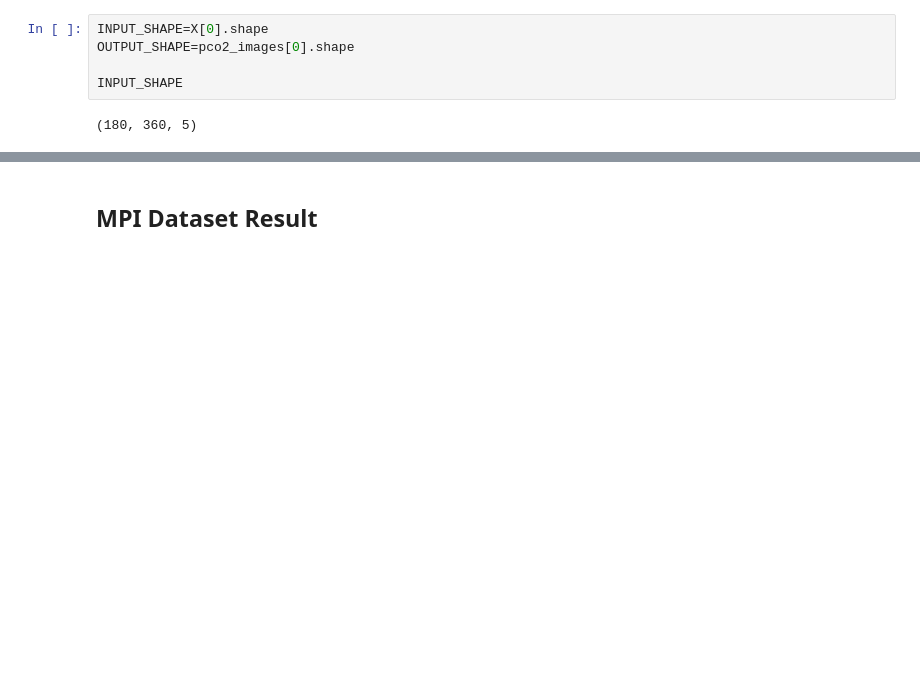
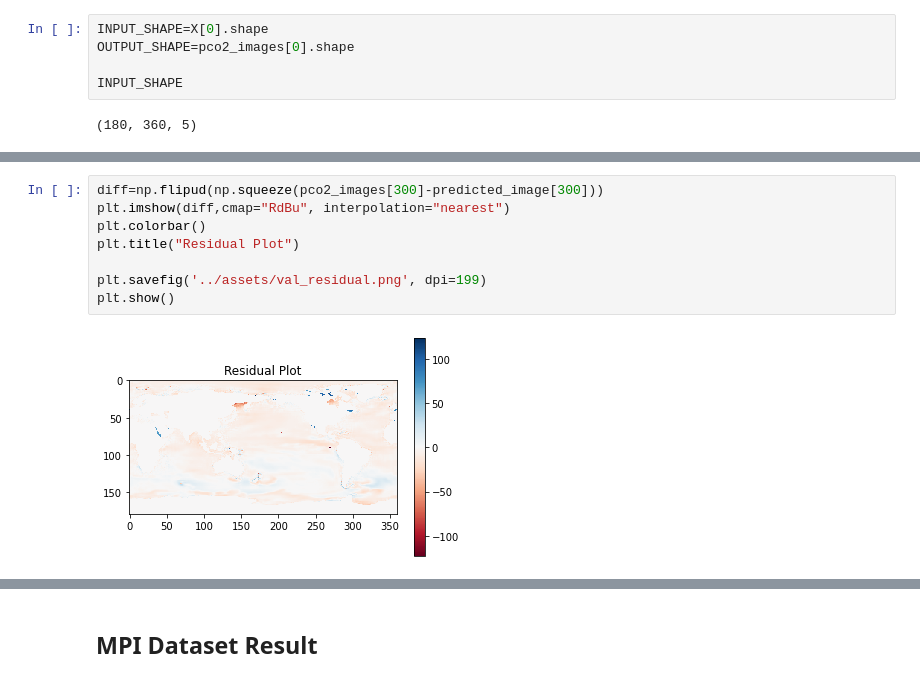
Before and after one commit to sk981102/ocean_co2, a Jupyter notebook: notebooks/unseen_data.ipynb, the cells around one changed output, grey strips where cells are left out. Drawn from its saved outputs; the diff is of its cells as text; blank space fills up the shorter version.

```diff
--- a/notebooks/unseen_data.ipynb
+++ b/notebooks/unseen_data.ipynb
@@ -40,0 +54,10 @@ INPUT_SHAPE
+# %%
+diff=np.flipud(np.squeeze(pco2_images[300]-predicted_image[300]))
+plt.imshow(diff,cmap="RdBu", interpolation="nearest")
+plt.colorbar()
+plt.title("Residual Plot")
+
+plt.savefig('../assets/val_residual.png', dpi=199)
+plt.show()
+# %% [output]
+[figure, added]
```
Also changed, not shown: parts of 18 cells of this notebook, 5 other files.
